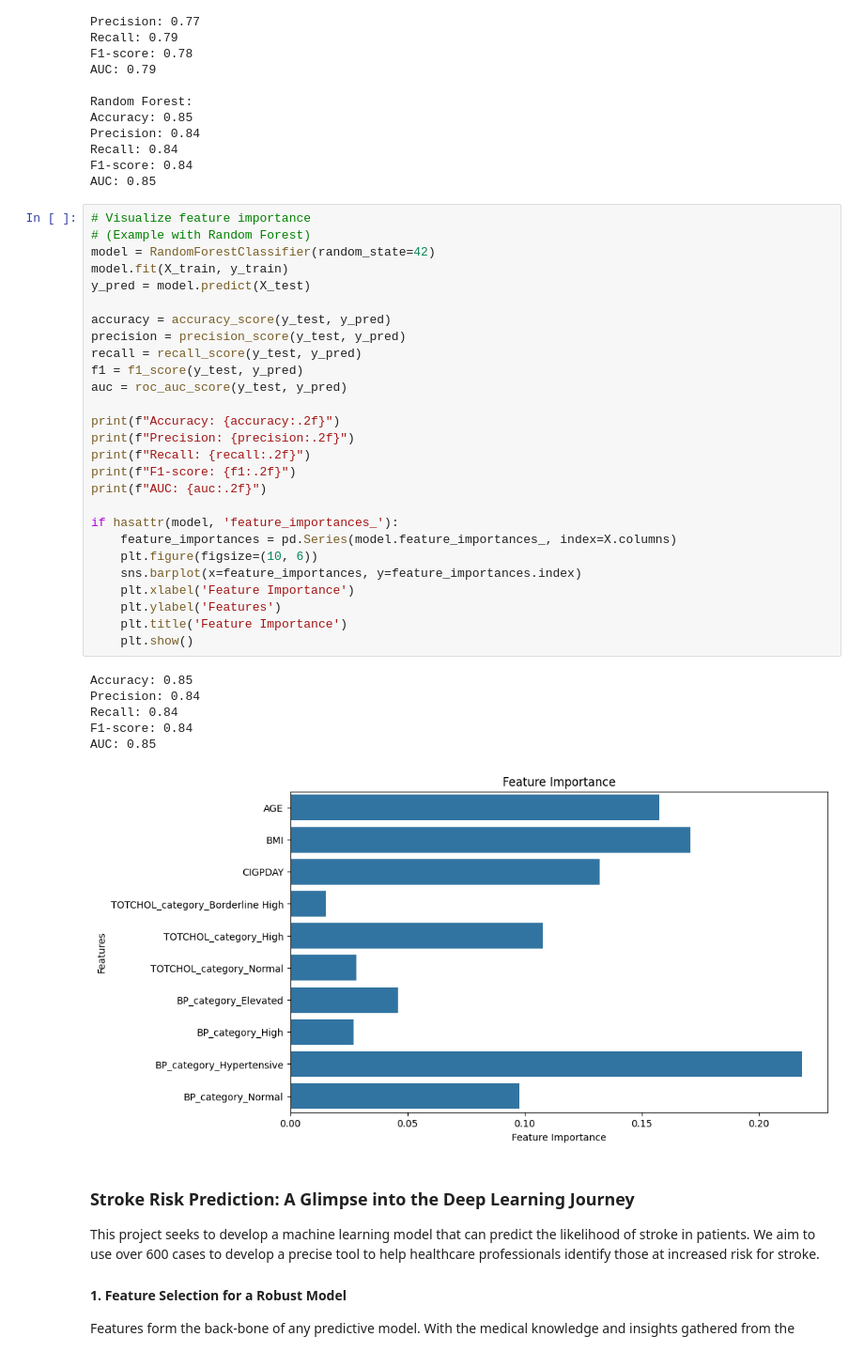
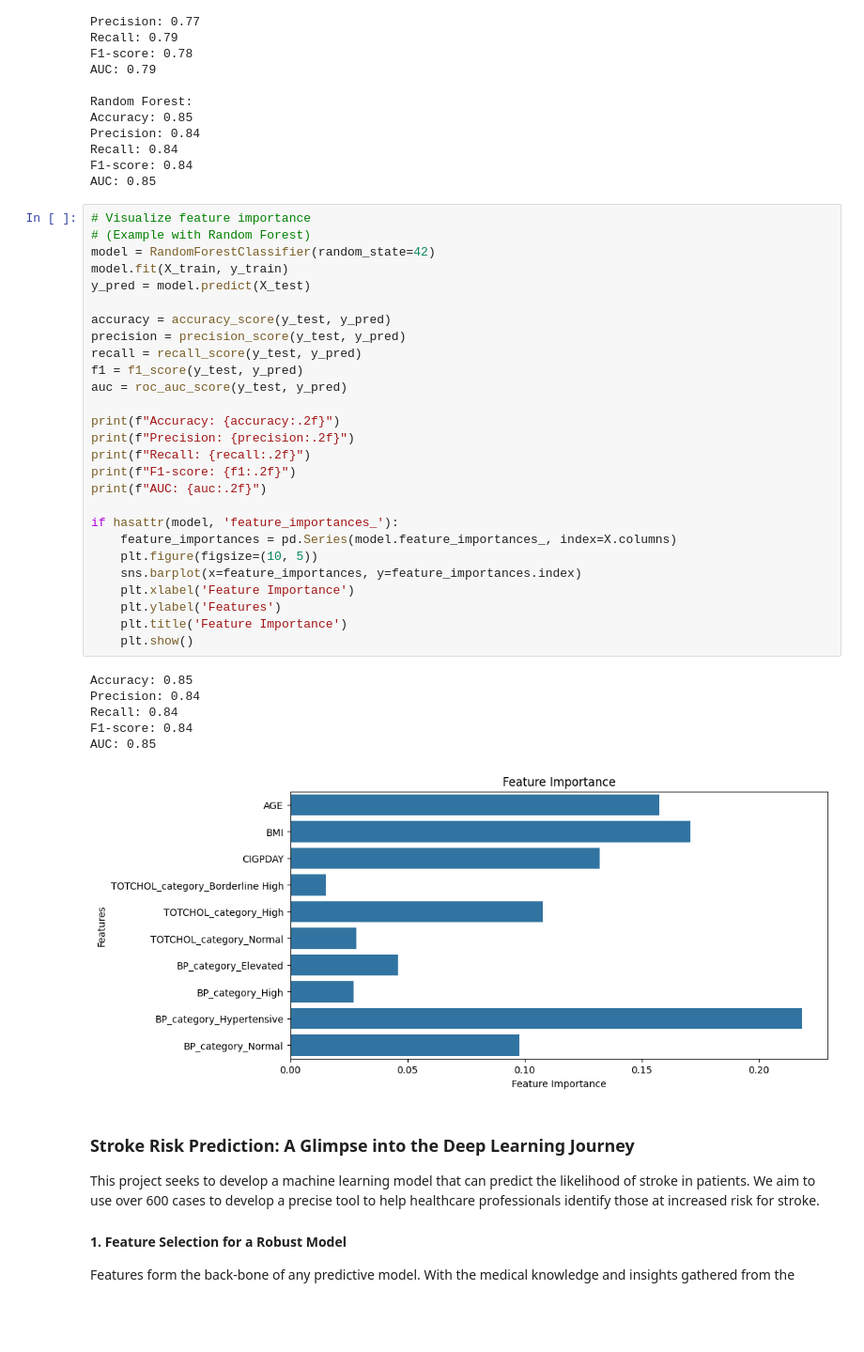
Before and after one commit to Omega-Centauri-21/Business-Intelligence, a Jupyter notebook: CS4730 Coursework 2/[Sub Task 3] CS4730 Coursework 2.ipynb, the cells around one changed output. Shown at 94% size. Saved outputs shown, nothing was run; the diff lists cells and outputs as text; blank space fills up the shorter version.

```diff
--- a/CS4730 Coursework 2/[Sub Task 3] CS4730 Coursework 2.ipynb
+++ b/CS4730 Coursework 2/[Sub Task 3] CS4730 Coursework 2.ipynb
@@ -139,35 +139,35 @@ AUC: 0.85
 # (Example with Random Forest)
 model = RandomForestClassifier(random_state=42)
 model.fit(X_train, y_train)
 y_pred = model.predict(X_test)
 
 accuracy = accuracy_score(y_test, y_pred)
 precision = precision_score(y_test, y_pred)
 recall = recall_score(y_test, y_pred)
 f1 = f1_score(y_test, y_pred)
 auc = roc_auc_score(y_test, y_pred)
 
 print(f"Accuracy: {accuracy:.2f}")
 print(f"Precision: {precision:.2f}")
 print(f"Recall: {recall:.2f}")
 print(f"F1-score: {f1:.2f}")
 print(f"AUC: {auc:.2f}")
 
 if hasattr(model, 'feature_importances_'):
     feature_importances = pd.Series(model.feature_importances_, index=X.columns)
-    plt.figure(figsize=(10, 6))
+    plt.figure(figsize=(10, 5))
     sns.barplot(x=feature_importances, y=feature_importances.index)
     plt.xlabel('Feature Importance')
     plt.ylabel('Features')
     plt.title('Feature Importance')
     plt.show()
 # %% [output]
 Accuracy: 0.85
 Precision: 0.84
 Recall: 0.84
 F1-score: 0.84
 AUC: 0.85
-[figure, old version]
+[figure, new version]
 # %% [markdown]
 ### Stroke Risk Prediction: A Glimpse into the Deep Learning Journey
 
```
